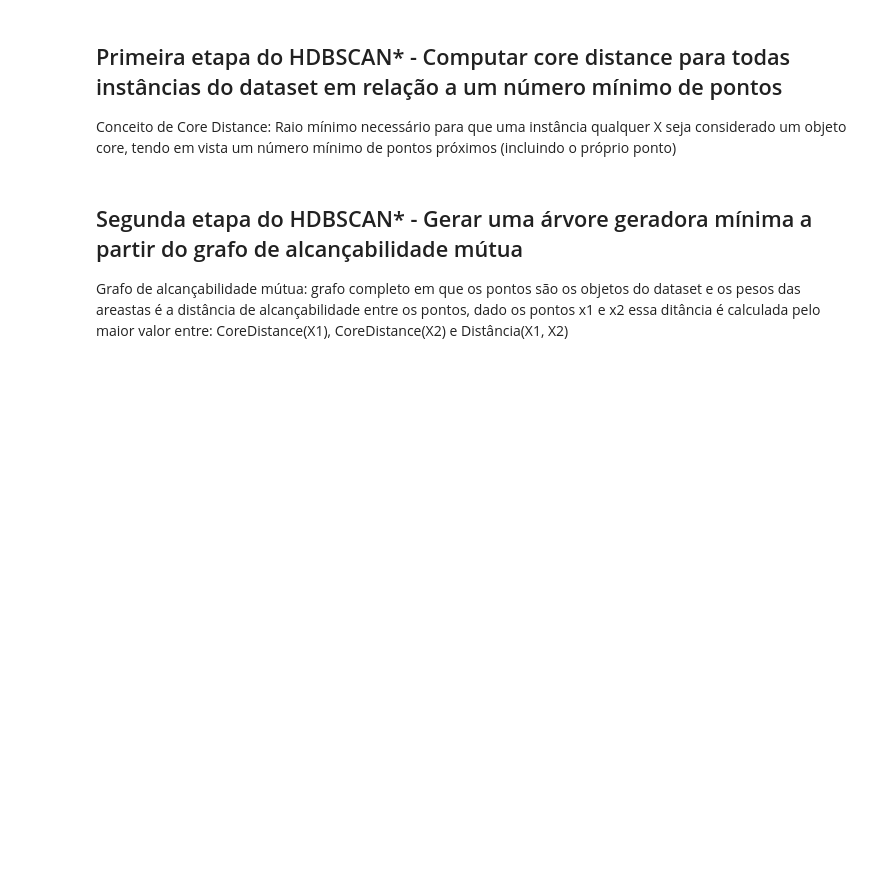
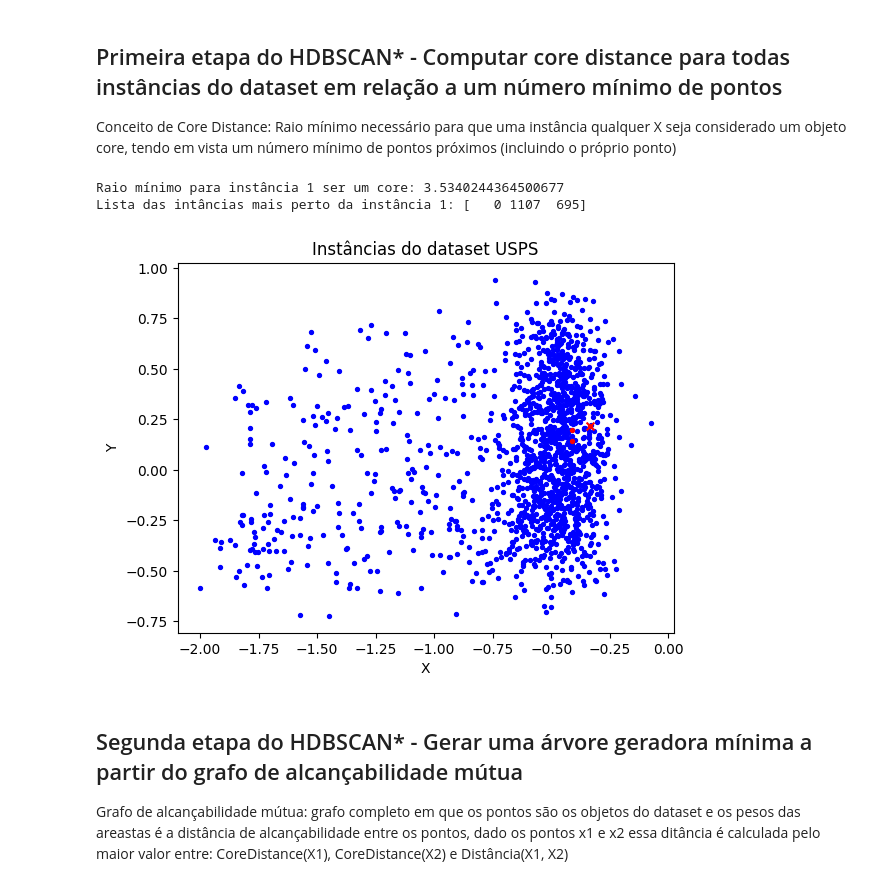
Before and after one commit to rnlobao/graph-construction-SSL, a Jupyter notebook: graph-construction-ssl.ipynb, the cells around one changed output. Cells and saved outputs as stored; diff of their text form; code cells hidden in the pictures; blank space fills up the shorter version.

```diff
--- a/graph-construction-ssl.ipynb
+++ b/graph-construction-ssl.ipynb
@@ -77,14 +86,13 @@ def plotGraphAndStats(dataset_name, datasetForPlot, listOfNeighboringIndices, li
     plt.show()
 # %%
 datasetTreino = datasets['USPS']['data']
-leisbols = datasets['USPS']['target']
-
-dataframe = pd.DataFrame(datasetTreino)
-dataframe.to_csv('dataset.csv', index=False)
-
 numeroMinimoDePontos = 3
 listaDeRaiosMinimos, listaDeIndicesVizinhos = computeCoreDistance(datasetTreino, numeroMinimoDePontos)
 plotGraphAndStats('USPS', datasetTreino, listaDeIndicesVizinhos, listaDeRaiosMinimos)
+# %% [output]
+Raio mínimo para instância 1 ser um core: 3.5340244364500677
+Lista das intâncias mais perto da instância 1: [   0 1107  695]
+[figure, added]
 # %% [markdown]
 ## Segunda etapa do HDBSCAN* - Gerar uma árvore geradora mínima a partir do grafo de alcançabilidade mútua
 
```
Also changed, not shown: parts of 9 cells of this notebook, 2 other files.
